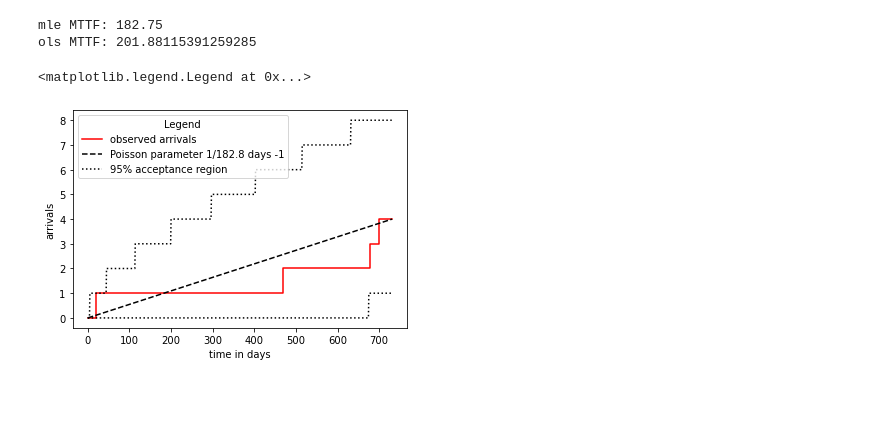
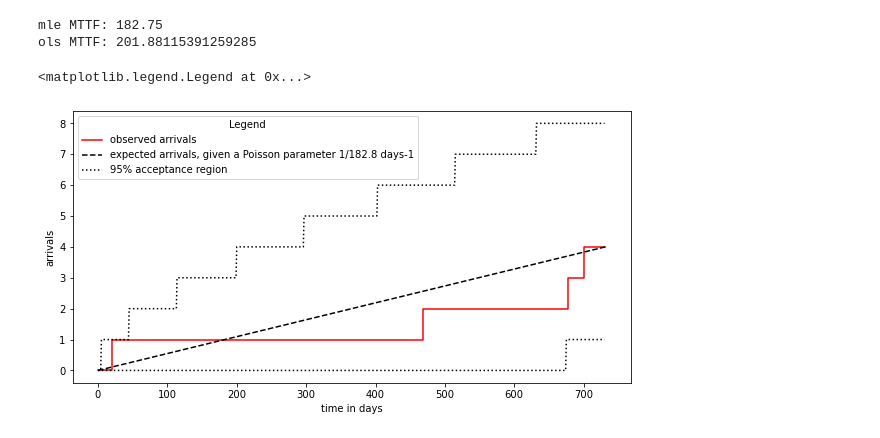
Before and after one commit to chrisrijsdijk/RAMS, a Jupyter notebook: notebook/PoissonDistribution.ipynb, the cells around one changed output. Cells and saved outputs as stored; diff of their text form; code cells hidden in the pictures; blank space fills up the shorter version.

Commit message:
graph adjusted

```diff
--- a/notebook/PoissonDistribution.ipynb
+++ b/notebook/PoissonDistribution.ipynb
@@ -78,38 +78,38 @@ mle MTTF: 182.75
 ols MTTF: 201.88115391259285
 # %%
 
-fig = plt.figure()
+fig = plt.figure(figsize = (10,5))
 ax1 = fig.add_subplot(1,1,1) # one row, one column, first plot
 
 line, = ax1.step(a_times+[(stop-start).days],
          a_count+[max(a_count)],
          where="post",
         label="observed arrivals",
         color="red")
 
 line, = ax1.plot(a_times+[(stop-start).days],
               [i * pois for i in a_times+[(stop-start).days]],
-                label="Poisson parameter"+" 1/"+str(round(+1/pois,1))+" days -1",
+                label="expected arrivals, given a Poisson parameter"+" 1/"+str(round(+1/pois,1))+" days-1",
                 color="black",
                 linestyle="dashed")
 
 line, = ax1.plot(np.arange(0,(stop-start).days),
                poisson.ppf(0.025,np.arange(0,(stop-start).days)*pois),
                 label="95% acceptance region",
                 color="black",
                 linestyle="dotted")
 
 line, = ax1.plot(np.arange(0,(stop-start).days),
                poisson.ppf(0.975,np.arange(0,(stop-start).days)*pois),
                 color="black",
                 linestyle="dotted")
 
 xtext = ax1.set_xlabel('time in days') # returns a Text instance
 ytext = ax1.set_ylabel('arrivals')
 
 plt.legend(title='Legend')
 #plt.savefig("C:/Users/Chris/Pythonprojects/RAMS/figures/PoissonPlot01.png")
 #plt.show()
 # %% [output]
 <matplotlib.legend.Legend at 0x...>
-[figure, old version]
+[figure, new version]
```
